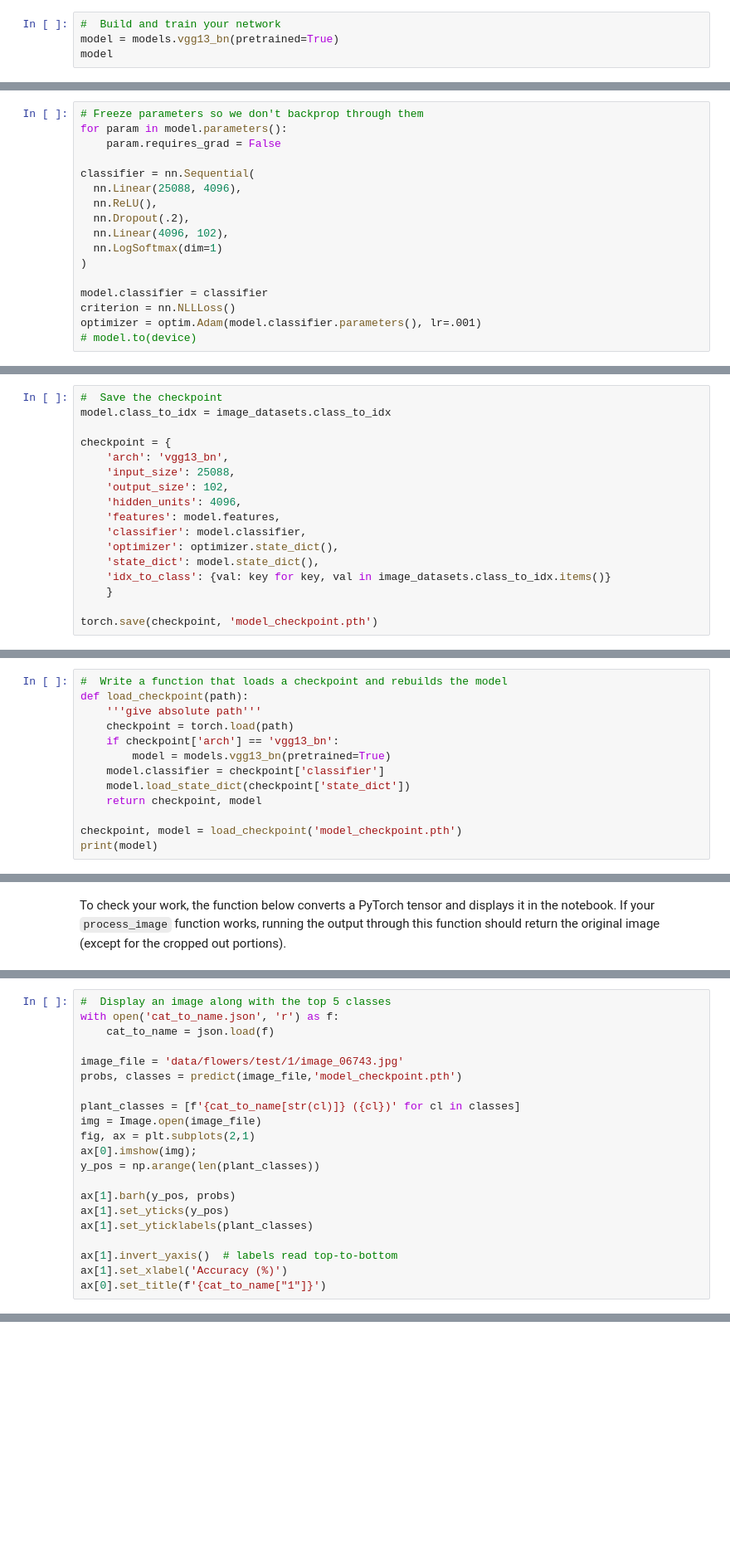
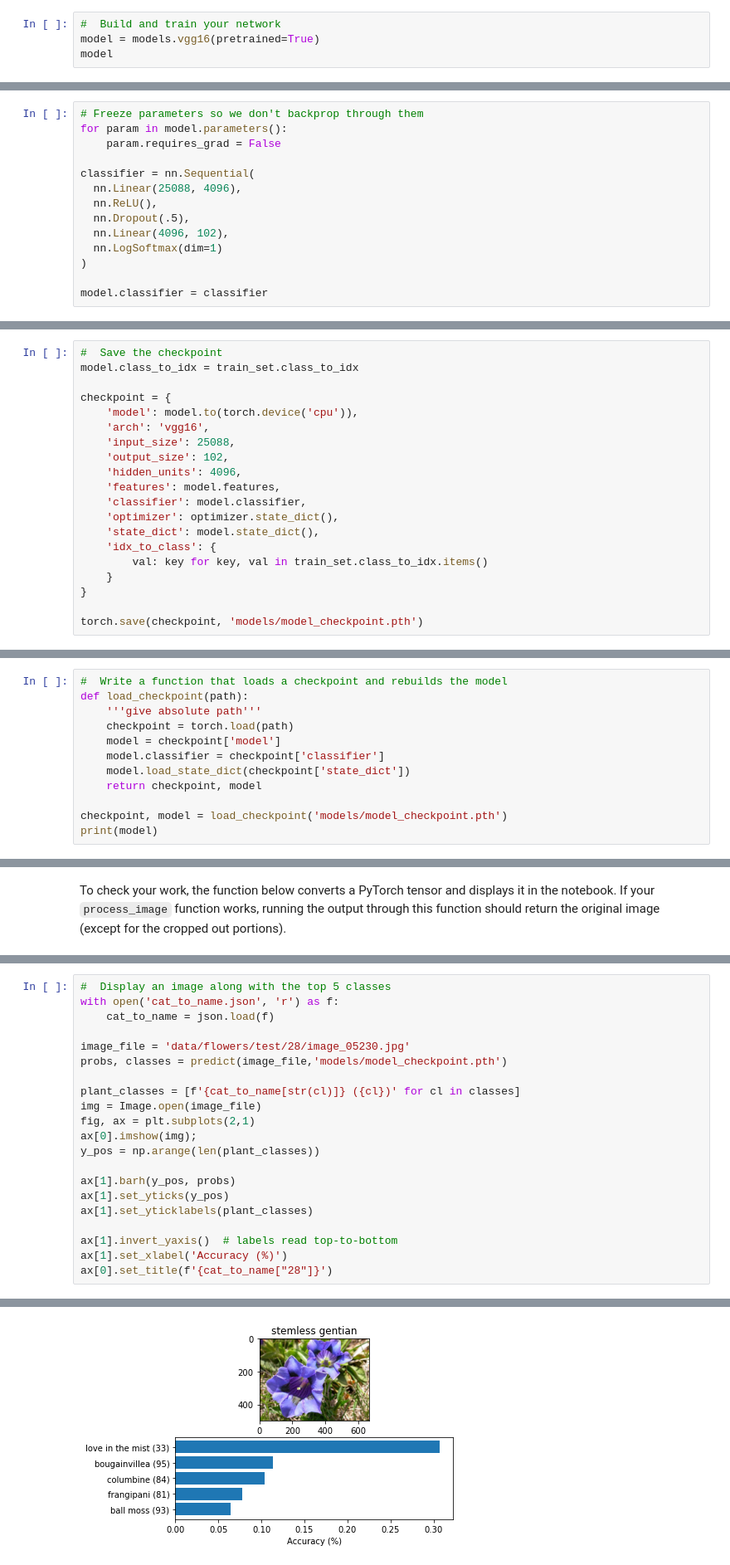
Before and after one commit to ERUD1T3/aipnd-project, a Jupyter notebook: Image Classifier Project.ipynb, the cells around one changed output, grey strips where cells are left out. Shown at 83% size. Drawn from its saved outputs; the diff is of its cells as text; blank space fills up the shorter version.

```diff
--- a/Image Classifier Project.ipynb
+++ b/Image Classifier Project.ipynb
@@ -101,5 +107,5 @@ GPU Workspaces about Keeping Your Session Active. You'll want to include code fr
 **Note for Workspace users:** If your network is over 1 GB when saved as a checkpoint, there might be issues with saving backups in your workspace. Typically this happens with wide dense layers after the convolutional layers. If your saved checkpoint is larger than 1 GB (you can open a terminal and check with `ls -lh`), you should reduce the size of your hidden layers and train again.
 # %%
 #  Build and train your network
-model = models.vgg13_bn(pretrained=True)
+model = models.vgg16(pretrained=True)
 model
@@ -121,12 +167,9 @@ for param in model.parameters():
 classifier = nn.Sequential(
   nn.Linear(25088, 4096),
   nn.ReLU(),
-  nn.Dropout(.2),
+  nn.Dropout(.5),
   nn.Linear(4096, 102),
   nn.LogSoftmax(dim=1)
 )
 
 model.classifier = classifier
-criterion = nn.NLLLoss()
-optimizer = optim.Adam(model.classifier.parameters(), lr=.001)
-# model.to(device)
@@ -220,10 +288,11 @@ Now that your network is trained, save the model so you can load it later for ma
 Remember that you'll want to completely rebuild the model later so you can use it for inference. Make sure to include any information you need in the checkpoint. If you want to load the model and keep training, you'll want to save the number of epochs as well as the optimizer state, `optimizer.state_dict`. You'll likely want to use this trained model in the next part of the project, so best to save it now.
 # %%
 #  Save the checkpoint
-model.class_to_idx = image_datasets.class_to_idx
+model.class_to_idx = train_set.class_to_idx
 
 checkpoint = {
-    'arch': 'vgg13_bn',
+    'model': model.to(torch.device('cpu')),
+    'arch': 'vgg16',
     'input_size': 25088,
     'output_size': 102,
     'hidden_units': 4096,
@@ -231,10 +300,12 @@ checkpoint = {
     'classifier': model.classifier,
     'optimizer': optimizer.state_dict(),
     'state_dict': model.state_dict(),
-    'idx_to_class': {val: key for key, val in image_datasets.class_to_idx.items()}
+    'idx_to_class': {
+        val: key for key, val in train_set.class_to_idx.items()
     }
+}
 
-torch.save(checkpoint, 'model_checkpoint.pth')
+torch.save(checkpoint, 'models/model_checkpoint.pth')
 # %% [markdown]
 ## Loading the checkpoint
 
@@ -244,11 +315,10 @@ At this point it's good to write a function that can load a checkpoint and rebui
 def load_checkpoint(path):
     '''give absolute path'''
     checkpoint = torch.load(path)
-    if checkpoint['arch'] == 'vgg13_bn':
-        model = models.vgg13_bn(pretrained=True)
+    model = checkpoint['model']
     model.classifier = checkpoint['classifier']
     model.load_state_dict(checkpoint['state_dict'])
     return checkpoint, model
 
-checkpoint, model = load_checkpoint('model_checkpoint.pth')
+checkpoint, model = load_checkpoint('models/model_checkpoint.pth')
 print(model)
@@ -376,8 +475,8 @@ You can convert from the class integer encoding to actual flower names with the
 with open('cat_to_name.json', 'r') as f:
     cat_to_name = json.load(f)
 
-image_file = 'data/flowers/test/1/image_06743.jpg'
-probs, classes = predict(image_file,'model_checkpoint.pth')
+image_file = 'data/flowers/test/28/image_05230.jpg'
+probs, classes = predict(image_file,'models/model_checkpoint.pth')
 
 plant_classes = [f'{cat_to_name[str(cl)]} ({cl})' for cl in classes]
 img = Image.open(image_file)
@@ -391,4 +490,5 @@ ax[1].set_yticklabels(plant_classes)
 
 ax[1].invert_yaxis()  # labels read top-to-bottom
 ax[1].set_xlabel('Accuracy (%)')
-ax[0].set_title(f'{cat_to_name["1"]}')
+ax[0].set_title(f'{cat_to_name["28"]}')
+# %% [output]
@@ -394,0 +497 @@ ax[0].set_title(f'{cat_to_name["1"]}')
+[figure, added]
```
Also changed, not shown: parts of 15 cells of this notebook, 5 other files.
